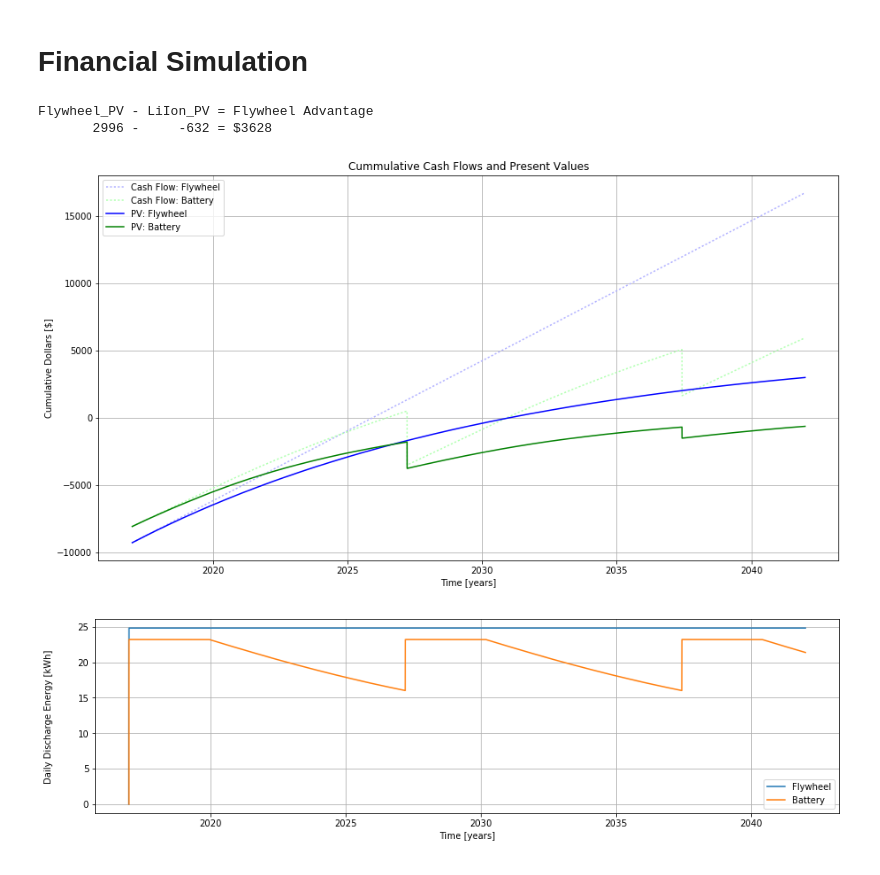
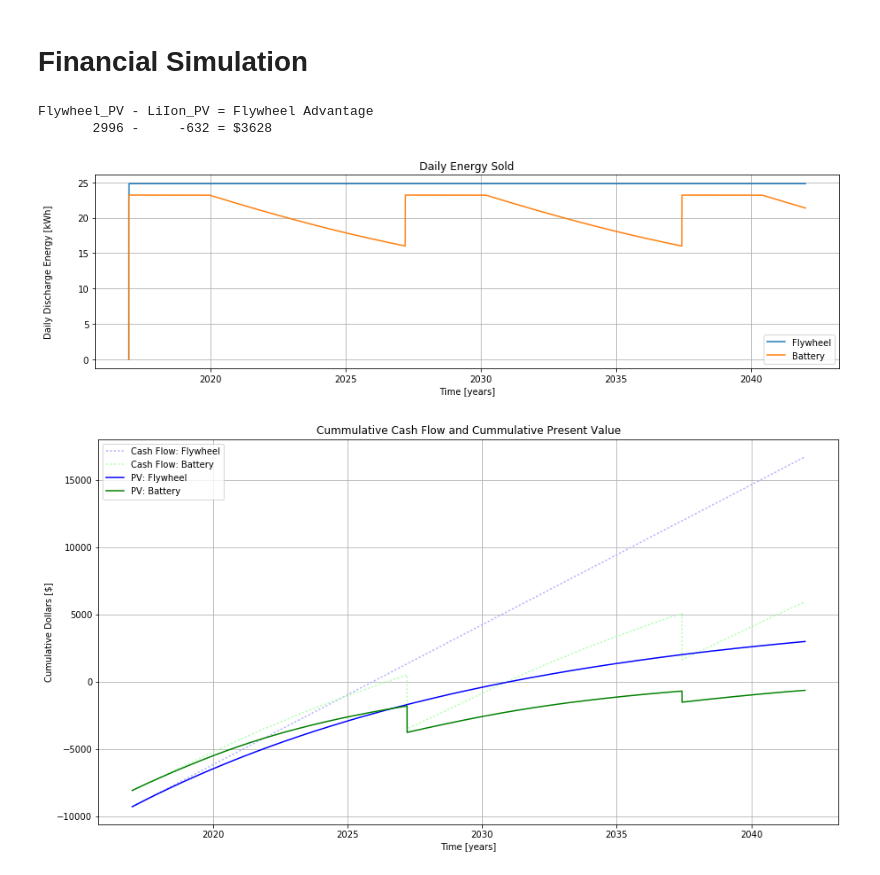
Before and after one commit to chubb/grid-storage, a Jupyter notebook: flywheel_liion_comparison.ipynb, the cells around one changed output. Cells and saved outputs as stored; diff of their text form; code cells hidden in the pictures.

```diff
--- a/flywheel_liion_comparison.ipynb
+++ b/flywheel_liion_comparison.ipynb
@@ -25,6 +25,7 @@ First we will define system parameters.
 def PhysicalConstants():
     c = {
     'J_per_kWh': 3600e3,  # [J/kWh]
+    'sec_per_hour': 3600.0,  # [sec/hour]
     }
     return c
 
@@ -44,6 +45,9 @@ def CommonParameters():
 
     # Year the project is built.
     'start_year': 2017,  # [calendar year]
+
+    # Time between charge and discharge each day, specified in hours.
+    'time_stored': 4.0 * c['sec_per_hour']  # [sec]
     }
     return pm
 
@@ -297,10 +301,7 @@ def BatteryDailyCycle(E_charge_req, purchase_price, sale_price, eff_round_trip,
 # Number of days of operation.
 n = 365 * 25  # [days]
 
-# Time between charge and discharge each day.
-time_stored = 4.0 * 3600.0  # [sec]
-
-# Initialize output and state vectors.
+# Initialize the output and state vectors.
 E_discharge_fw = np.zeros(n)
 revenues_fw = np.zeros(n)
 costs_fw = np.zeros(n)
@@ -321,7 +322,7 @@ for i in range(1, n):
         pm['purchase_price'],
         pm['sale_price'],
         pm_fw['system']['eff_round_trip'],
-        time_stored,
+        pm['time_stored'],
         pm_fw['system']['parasitic_power_loss'])
 
     (E_discharge_bat[i], revenues_bat[i], costs_bat[i], capacities_bat[i]) = BatteryDailyCycle(
@@ -330,45 +331,50 @@ for i in range(1, n):
         pm['sale_price'],
         pm_bat['eff_round_trip'],
         pm_bat['capacity_0'],
         capacities_bat[i-1],
         i)
 
 # Find the present value of the each future cash flow.
 discount_rate = pm['annual_discount_rate']/365.0  # [#]  The daily discount rate.
 present_value_fw = financial.PV(discount_rate, revenues_fw - costs_fw)
 present_value_bat = financial.PV(discount_rate, revenues_bat - costs_bat)
 
-# Plot.
+########
+# Plot #
+########
 year = pm['start_year'] + np.array(range(n))/365.0
+
+figure(figsize=(15, 4))
+plot(year, E_discharge_fw/c['J_per_kWh'], label="Flywheel")
+plot(year, E_discharge_bat/c['J_per_kWh'], label="Battery")
+legend()
+grid("on")
+title("Daily Energy Sold")
+ylabel("Daily Discharge Energy [kWh]\n\n")
+xlabel("Time [years]");
+
+
 figure(figsize=(15, 8))
 plot(year, cumsum(revenues_fw - costs_fw), color=[.7, .7, 1], linestyle=":", label="Cash Flow: Flywheel")
 plot(year, cumsum(revenues_bat - costs_bat), color=[.7, 1, .7], linestyle=":", label="Cash Flow: Battery")
 plot(year, cumsum(present_value_fw), "b", label="PV: Flywheel")
 plot(year, cumsum(present_value_bat), "g", label="PV: Battery")
 legend()
 grid("on")
-title("Cummulative Cash Flows and Present Values")
+title("Cummulative Cash Flow and Cummulative Present Value")
 ylabel("Cumulative Dollars [$]")
 xlabel("Time [years]");
 
 # Compare the flywheel and battery after 25 years.
 pv_fw = sum(present_value_fw)
 pv_bat = sum(present_value_bat)
 print("Flywheel_PV - LiIon_PV = Flywheel Advantage")
 print("%11.0f - %8.0f = $%4.0f" % (pv_fw, pv_bat, pv_fw - pv_bat))
-
-figure(figsize=(15, 4))
-plot(year, E_discharge_fw/c['J_per_kWh'], label="Flywheel")
-plot(year, E_discharge_bat/c['J_per_kWh'], label="Battery")
-legend()
-grid("on")
-ylabel("Daily Discharge Energy [kWh]\n\n")
-xlabel("Time [years]");
 # %% [output]
 Flywheel_PV - LiIon_PV = Flywheel Advantage
        2996 -     -632 = $3628
-[figure, old version]
+[figure, new version]
-[figure, old version]
+[figure, new version]
 # %% [markdown]
 # Conclusion
 Given my (imperfect) inputs and calculations, when making an investment of about `$`10k in grid storage, the present value of the returns from flywheels compared to Lithium Ion batteries, are about `$`3.5k more over the course of 25 years.  This appears to be roughly true for a wide range of power prices.
```
Also changed, not shown: parts of 2 cells of this notebook, 1 other file.
